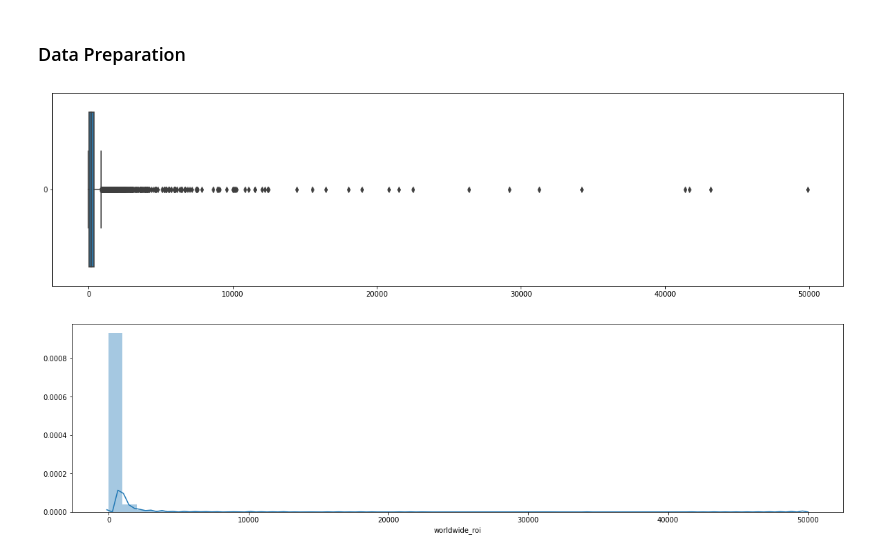
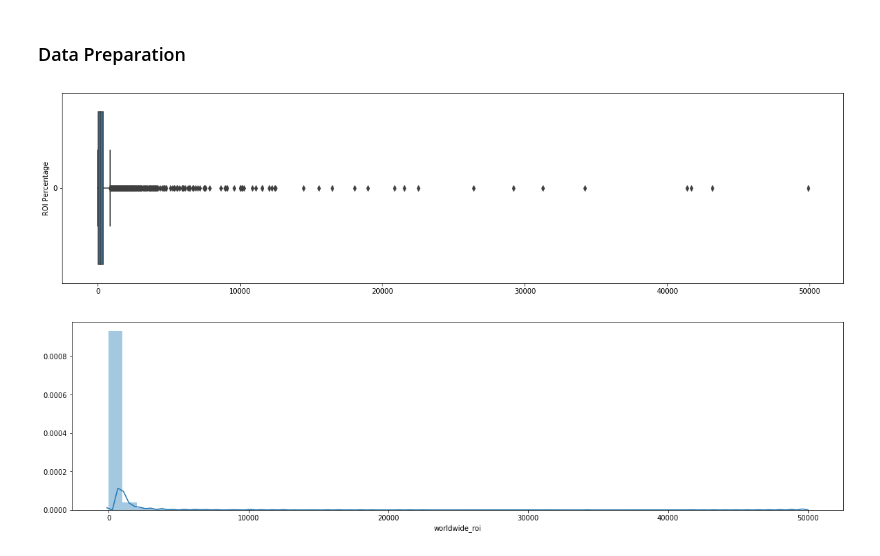
Before and after one commit to thespud56/Module-1-Project, a Jupyter notebook: Technical Summary.ipynb, the cells around one changed output. Saved outputs shown, nothing was run; the diff lists cells and outputs as text; code cells hidden in the pictures.

```diff
--- a/Technical Summary.ipynb
+++ b/Technical Summary.ipynb
@@ -52,10 +69,10 @@ df_budgets['worldwide_roi'] = (df_budgets['worldwide_gross'] / df_budgets['produ
 # %%
 # Understanding our data ROI data distribution - identify skewness & potential outliers.
 df_budgets['worldwide_roi'].describe()
 plt.figure(figsize=(20,5));
-sns.boxplot(data=df_budgets['worldwide_roi'], orient='h');
+sns.boxplot(data=df_budgets['worldwide_roi'], orient='h').set(ylabel="ROI Percentage");
 # %% [output]
-[figure, old version]
+[figure, new version]
 # %%
 # And a distribution plot too...
 plt.figure(figsize=(20,5));
```
Also changed, not shown: parts of 7 cells of this notebook, 4 other files.
